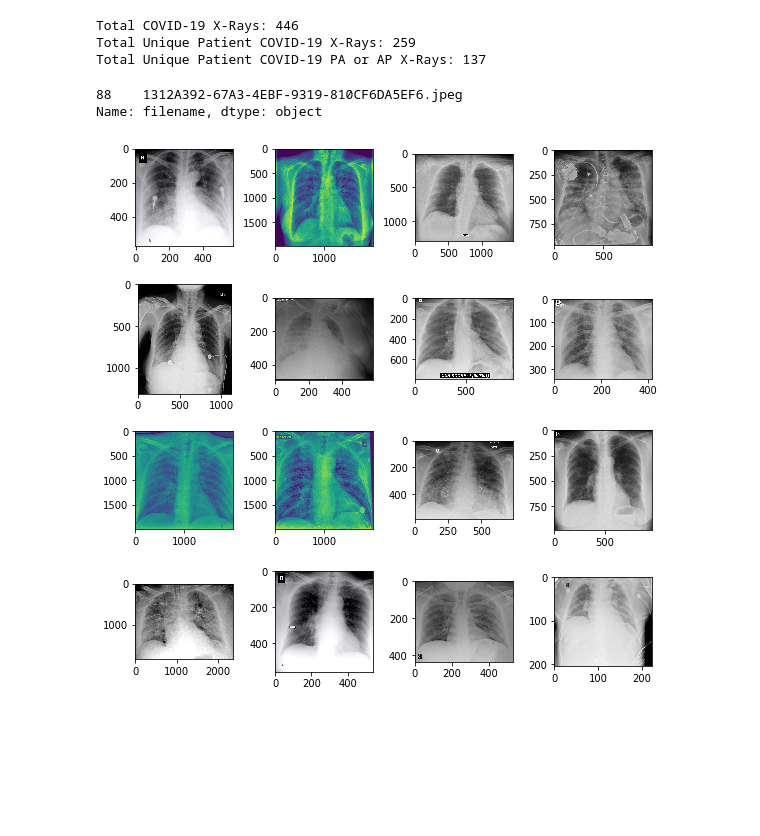
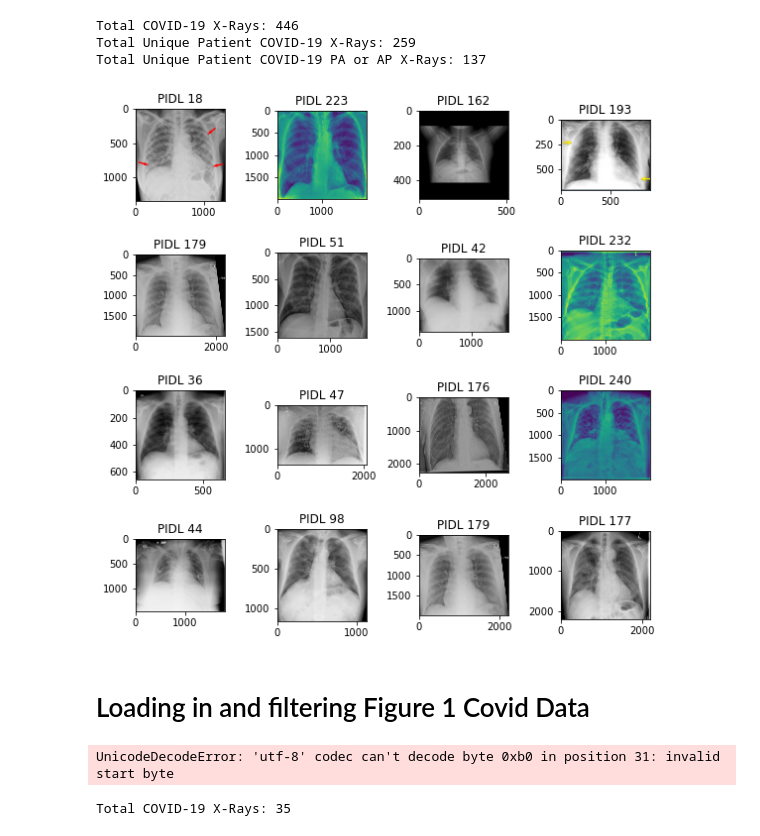
Before and after one commit to SeanKski/covid-sanity-checks, a Jupyter notebook: covid-data-loader.ipynb, the cells around one changed output. Saved outputs shown, nothing was run; the diff lists cells and outputs as text; code cells hidden in the pictures; blank space fills up the shorter version.

Commit message:
Adding loading for Figure1 dataset

```diff
--- a/covid-data-loader.ipynb
+++ b/covid-data-loader.ipynb
@@ -18,7 +18,7 @@ Done!
 # %%
 cohen_covid_md = pd.read_csv(str(Path('covid-datasets/covid-chestxray-dataset/metadata.csv')))
 # Removes all non-covid and non-X-Ray data from dataframe
-cohen_covid_md = cohen_meta_data[(cohen_meta_data['modality'] == 'X-ray') & (cohen_meta_data['finding'] == 'COVID-19')]
+cohen_covid_md = cohen_covid_md[(cohen_covid_md['modality'] == 'X-ray') & (cohen_covid_md['finding'] == 'COVID-19')]
 print(f'Total COVID-19 X-Rays: {cohen_covid_md.shape[0]}')
 # Drops all duplicated patient X-rays except for the first X-ray (earliest offset)
 cohen_covid_md = cohen_covid_md.drop_duplicates('patientid', keep='first')
@@ -30,23 +30,21 @@ print(f'Total Unique Patient COVID-19 PA or AP X-Rays: {cohen_covid_md.shape[0]}
 Total COVID-19 X-Rays: 446
 Total Unique Patient COVID-19 X-Rays: 259
 Total Unique Patient COVID-19 PA or AP X-Rays: 137
-# %%
-test = cohen_meta_data.sample()
-test['filename']`
-# %% [output]
-88    1312A392-67A3-4EBF-9319-810CF6DA5EF6.jpeg
-Name: filename, dtype: object
 # %%
-cohen_image_path = covid_datasets_dir / 'covid-chestxray-dataset' / 'images'
+cohen_image_dir = covid_datasets_dir / 'covid-chestxray-dataset' / 'images'
 # gets a list of all .png and .jpg images in cohen dataset
 # cohen_image_paths = sorted(list(cohen_image_paths.glob('**/*.png')) + list(cohen_image_paths.glob('**/*.jpg')))
 
 
 fig, axes = plt.subplots(nrows=4, ncols=4, figsize=(8,8))
-for idx, ax in zip(rng.randint(len(cohen_image_paths), size=25), axes.ravel()):
-    image = plt.imread(str(cohen_image_paths[idx]))
+for ax in axes.ravel():
+    xray_sample = cohen_covid_md.sample()
+    image = plt.imread(str(cohen_image_dir / xray_sample['filename'].values[0]))
     ax.imshow(image)
+    ax.set_title(f"PIDb {xray_sample['patientid'].values[0]}")
 plt.tight_layout()
 plt.show()
 # %% [output]
-[figure, old version]
+[figure, new version]
+# %% [markdown]
+# Loading in and filtering Figure 1 Covid Data
@@ -52,0 +62,24 @@ plt.show()
+# %%
+fig_covid_md = pd.read_csv(str(Path('covid-datasets/Figure1-COVID-chestxray-dataset/metadata.csv')))
+# %% [output]
+UnicodeDecodeError: 'utf-8' codec can't decode byte 0xb0 in position 31: invalid start byte
+# %%
+fig_covid_md = pd.read_csv(str(covid_datasets_dir / 'Figure1-COVID-chestxray-dataset'/ 'metadata.csv'), encoding= 'unicode_escape', index_col='patientid')
+# Removes all non-covid and non-X-Ray data from dataframe
+fig_covid_md  = fig_covid_md[(fig_covid_md['modality'] == 'X-ray') & (fig_covid_md['finding'] == 'COVID-19')]
+print(f'Total COVID-19 X-Rays: {fig_covid_md.shape[0]}')
+
+# Getting unique patient ids
+pat_ids = list(fig_covid_md.index.values)
+unique_names = []
+for name in pat_ids:
+    split_name = name.split('-')[-1]
+    if split_name.isdigit():
+        repeated_flag = 0
+        unique_names.append(name)
+    else:  # if repeated it has an alpha value after the numeric id
+        if repeated_flag == 0:
+            unique_names.append(name)
+            repeated_flag = 1
+# %% [output]
+Total COVID-19 X-Rays: 35
```
Also changed, not shown: parts of 6 cells of this notebook.
